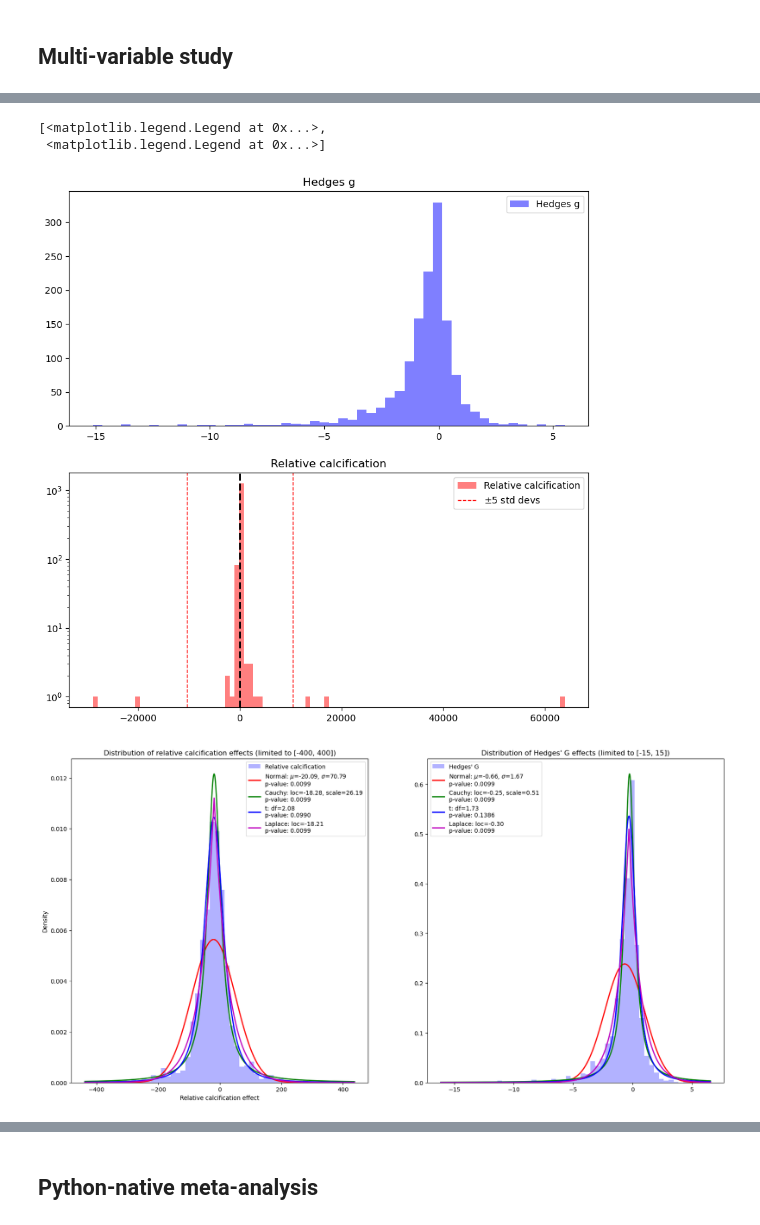
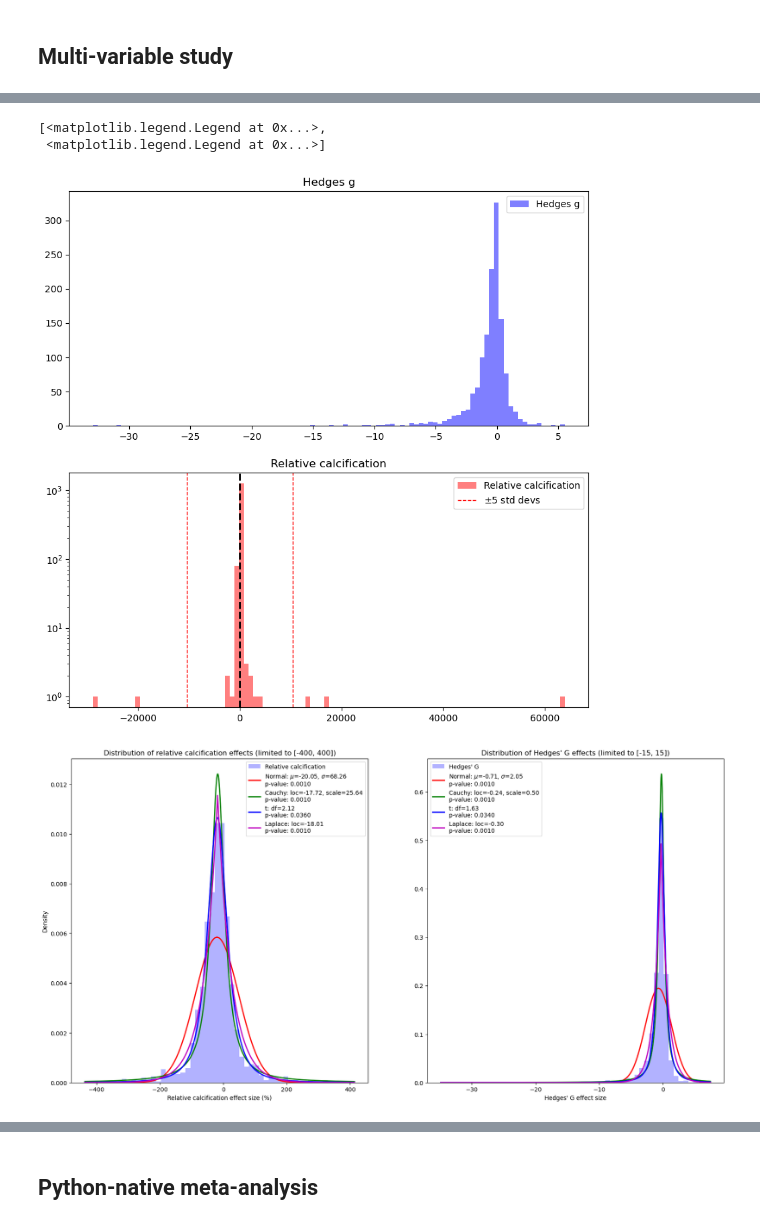
Before and after one commit to orlando-code/calc-rates, a Jupyter notebook: notebooks/analysis.ipynb, the cells around one changed output, grey strips where cells are left out. Drawn from its saved outputs; the diff is of its cells as text; code cells hidden in the pictures.

```diff
--- a/notebooks/analysis.ipynb
+++ b/notebooks/analysis.ipynb
@@ -160,0 +28,7 @@ Missing data for relative_calcification calculation. mu_t: 0.226, mu_c: 0.255, s
+# %%
+results_df = analysis.calculate_effect_sizes_end_to_end(
+    raw_data_fp=config.data_dir / 'Orlando_data.xlsx',
+    data_sheet_name='all_data',
+    climatology_data_fp=config.climatology_data_dir / 'site_locations_with_MMM_and_pH.csv',
+    selection_dict={'include': 'yes'},
+)
@@ -161,40 +237,41 @@ Missing data for relative_calcification calculation. mu_t: 0.226, mu_c: 0.255, s
 # %%
 fig, (ax_hedges, ax_relative) = plt.subplots(2,1, figsize=(10,10))
 
-ax_hedges.hist(test.effect_size, bins=50, alpha=0.5, color='blue', label='Hedges g')
-ax_relative.hist(test.effect_size_raw, bins=100, alpha=0.5, color='red', label='Relative calcification')
+bins = 100
+ax_hedges.hist(results_df.hedges_g, bins=bins, alpha=0.5, color='blue', label='Hedges g')
+ax_relative.hist(results_df.relative_calcification, bins=bins, alpha=0.5, color='red', label='Relative calcification')
 ax_hedges.set_title('Hedges g')
 ax_relative.set_title('Relative calcification')
 ax_relative.set_yscale('log')
 
 num_std_devs = 5
-# determine outliers in effect_size_raw (+- 3 std devs)
-outliers = test[(test.effect_size_raw > test.effect_size_raw.mean() + num_std_devs*test.effect_size_raw.std()) | (test.effect_size_raw < test.effect_size_raw.mean() - num_std_devs*test.effect_size_raw.std())]
+# determine outliers in relative_calcification (+- 3 std devs)
+outliers = results_df[(results_df.relative_calcification > results_df.relative_calcification.mean() + num_std_devs*results_df.relative_calcification.std()) | (results_df.relative_calcification < results_df.relative_calcification.mean() - num_std_devs*results_df.relative_calcification.std())]
 
 # plot vertical lines at mean and +- num_std_devs std devs
-ax_relative.axvline(test.effect_size_raw.mean(), color='black', linestyle='dashed', linewidth=2)
-ax_relative.axvline(test.effect_size_raw.mean() + num_std_devs*test.effect_size_raw.std(), color='red', linestyle='dashed', linewidth=1, label=f'$\\pm${num_std_devs} std devs')
-ax_relative.axvline(test.effect_size_raw.mean() - num_std_devs*test.effect_size_raw.std(), color='red', linestyle='dashed', linewidth=1)
+ax_relative.axvline(results_df.relative_calcification.mean(), color='black', linestyle='dashed', linewidth=2)
+ax_relative.axvline(results_df.relative_calcification.mean() + num_std_devs*results_df.relative_calcification.std(), color='red', linestyle='dashed', linewidth=1, label=f'$\\pm${num_std_devs} std devs')
+ax_relative.axvline(results_df.relative_calcification.mean() - num_std_devs*results_df.relative_calcification.std(), color='red', linestyle='dashed', linewidth=1)
 
 [ax.legend() for ax in [ax_hedges, ax_relative]]
 # %% [output]
 [<matplotlib.legend.Legend at 0x...>,
  <matplotlib.legend.Legend at 0x...>]
-[figure, old version]
+[figure, new version]
 # %%
 fig, (ax_relative, ax_hedges) = plt.subplots(1,2,figsize=(20,10))
 
-raw_effect_lims = [-400, 400]
+relative_calcification_lims = [-400, 400]
 effect_lims = [-15, 15]
-limited_raw = test[(test.effect_size_raw > raw_effect_lims[0]) & (test.effect_size_raw < raw_effect_lims[1])]
+limited_raw = test[(test.relative_calcification > relative_calcification_lims[0]) & (test.relative_calcification < relative_calcification_lims[1])]
 
 bins = 50
-
+n_mc_samples = 1000
 
 # fit a normal distribution to the data
 from scipy.stats import norm, cauchy, t, laplace, shapiro, anderson, goodness_of_fit
 
-def fit_distributions(ax, data, raw_effect_lims, n_mc_samples=100):
+def fit_distributions(ax, data, relative_calcification_lims, n_mc_samples=1000):
     # Fit normal distribution
     mu, std = norm.fit(data)
     # Fit Cauchy distribution
@@ -208,41 +285,42 @@ def fit_distributions(ax, data, raw_effect_lims, n_mc_samples=100):
     xmin, xmax = ax.get_xlim()
     x = np.linspace(xmin, xmax, 1000)
 
 
     # test for goodness of fit for likely distributions
-    norm_gof = goodness_of_fit(norm, limited_raw.effect_size_raw, n_mc_samples=n_mc_samples)
-    cauchy_gof = goodness_of_fit(cauchy, limited_raw.effect_size_raw, n_mc_samples=n_mc_samples)
-    t_gof = goodness_of_fit(t, limited_raw.effect_size_raw, n_mc_samples=n_mc_samples)
-    laplace_gof = goodness_of_fit(laplace, limited_raw.effect_size_raw, n_mc_samples=n_mc_samples)
+    norm_gof = goodness_of_fit(norm, limited_raw.relative_calcification, n_mc_samples=n_mc_samples)
+    cauchy_gof = goodness_of_fit(cauchy, limited_raw.relative_calcification, n_mc_samples=n_mc_samples)
+    t_gof = goodness_of_fit(t, limited_raw.relative_calcification, n_mc_samples=n_mc_samples)
+    laplace_gof = goodness_of_fit(laplace, limited_raw.relative_calcification, n_mc_samples=n_mc_samples)
 
     # Plot normal distribution
     p_norm = norm.pdf(x, mu, std)
     ax.plot(x, p_norm, 'r', linewidth=2, label=f'Normal: $\\mu$={mu:.2f}, $\\sigma$={std:.2f}\np-value: {float(norm_gof.pvalue):.04f}')
 
     # Plot Cauchy distribution
     p_cauchy = cauchy.pdf(x, loc, scale)
     ax.plot(x, p_cauchy, 'g', linewidth=2, label=f'Cauchy: loc={loc:.2f}, scale={scale:.2f}\np-value: {float(cauchy_gof.pvalue):.04f}')
 
     # Plot t distribution
     p_t = t.pdf(x, df, t_loc, t_scale)
     ax.plot(x, p_t, 'b', linewidth=2, label=f't: df={df:.2f}\np-value: {float(t_gof.pvalue):.04f}')
 
     # Plot Laplace distribution
     p_lap = laplace.pdf(x, lap_loc, lap_scale)
     ax.plot(x, p_lap, 'm', linewidth=2, label=f'Laplace: loc={lap_loc:.2f}\np-value: {float(laplace_gof.pvalue):.04f}')
 
 
-ax_relative.hist(limited_raw.effect_size_raw, bins=bins, density=True, alpha=0.3, color='b', label='Relative calcification')
-fit_distributions(ax_relative, limited_raw.effect_size_raw, raw_effect_lims)
-ax_relative.set_title(f"Distribution of relative calcification effects (limited to [{raw_effect_lims[0]}, {raw_effect_lims[1]}])")
-ax_relative.set_xlabel("Relative calcification effect")
+ax_relative.hist(limited_raw.relative_calcification, bins=bins, density=True, alpha=0.3, color='b', label='Relative calcification')
+fit_distributions(ax_relative, limited_raw.relative_calcification.dropna(), relative_calcification_lims, n_mc_samples=n_mc_samples)
+ax_relative.set_title(f"Distribution of relative calcification effects (limited to [{relative_calcification_lims[0]}, {relative_calcification_lims[1]}])")
+ax_relative.set_xlabel("Relative calcification effect size (%)")
 
-ax_hedges.hist(limited_raw.effect_size, bins=bins, density=True, alpha=0.3, color='b', label="Hedges' G")
-fit_distributions(ax_hedges, limited_raw.effect_size.dropna(), [-15,15])
+ax_hedges.hist(limited_raw.hedges_g, bins=bins, density=True, alpha=0.3, color='b', label="Hedges' G")
+fit_distributions(ax_hedges, limited_raw.hedges_g.dropna(), effect_lims, n_mc_samples=n_mc_samples)
 ax_hedges.set_title(f"Distribution of Hedges' G effects (limited to [{effect_lims[0]}, {effect_lims[1]}])")
+ax_hedges.set_xlabel("Hedges' G effect size")
 
 ax_relative.set_ylabel("Density")
 for ax in [ax_hedges, ax_relative]:
     ax.legend()
 # %% [output]
-[figure, old version]
+[figure, new version]
```
Also changed, not shown: parts of 39 cells of this notebook.
